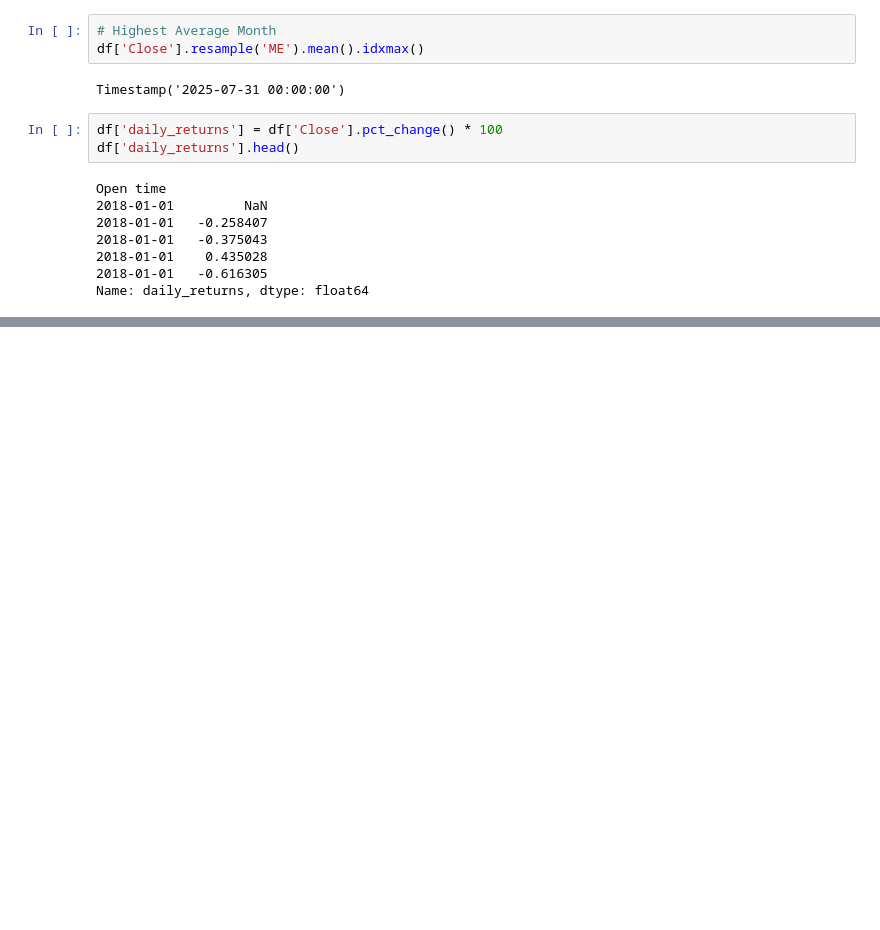
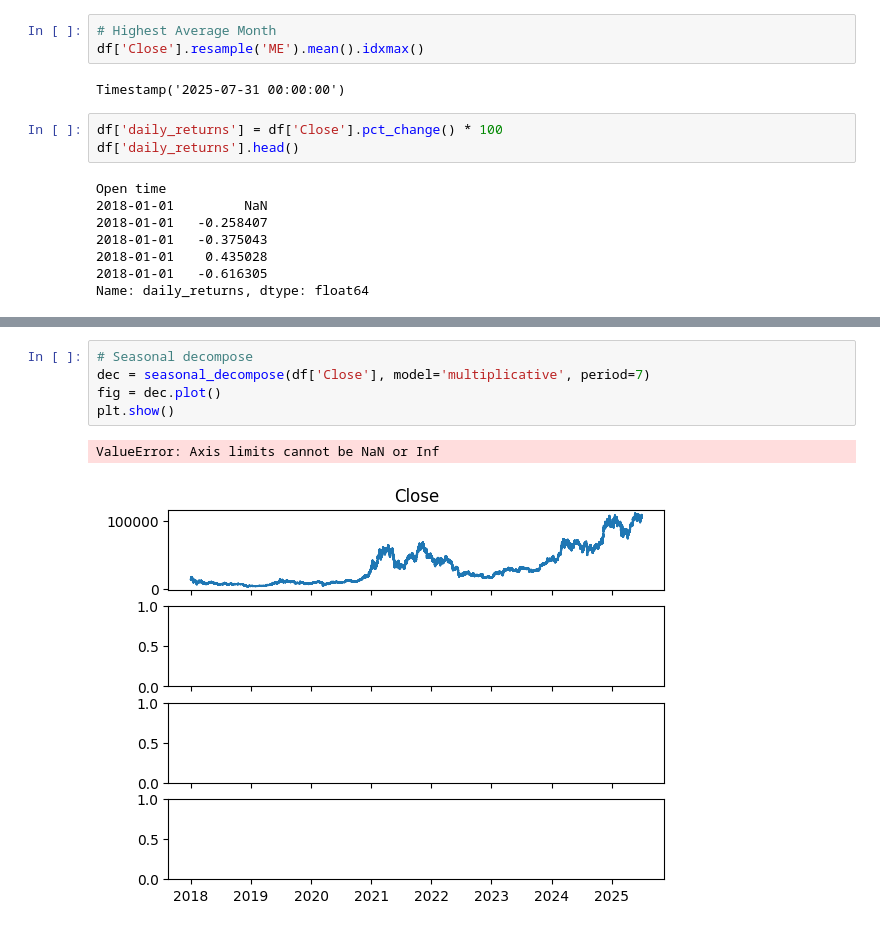
Before and after one commit to john-otienoh/Future_Interns_Projects, a Jupyter notebook: MachineLearningTasks/Task_One/bitcoin_time_series.ipynb, the cells around one changed output, grey strips where cells are left out. Drawn from its saved outputs; the diff is of its cells as text; blank space fills up the shorter version.

```diff
--- a/MachineLearningTasks/Task_One/bitcoin_time_series.ipynb
+++ b/MachineLearningTasks/Task_One/bitcoin_time_series.ipynb
@@ -78,0 +189,8 @@ Name: daily_returns, dtype: float64
+# %%
+# Seasonal decompose
+dec = seasonal_decompose(df['Close'], model='multiplicative', period=7)
+fig = dec.plot()
+plt.show()
+# %% [output]
+ValueError: Axis limits cannot be NaN or Inf
+[figure, added]
```
Also changed, not shown: parts of 10 cells of this notebook.
